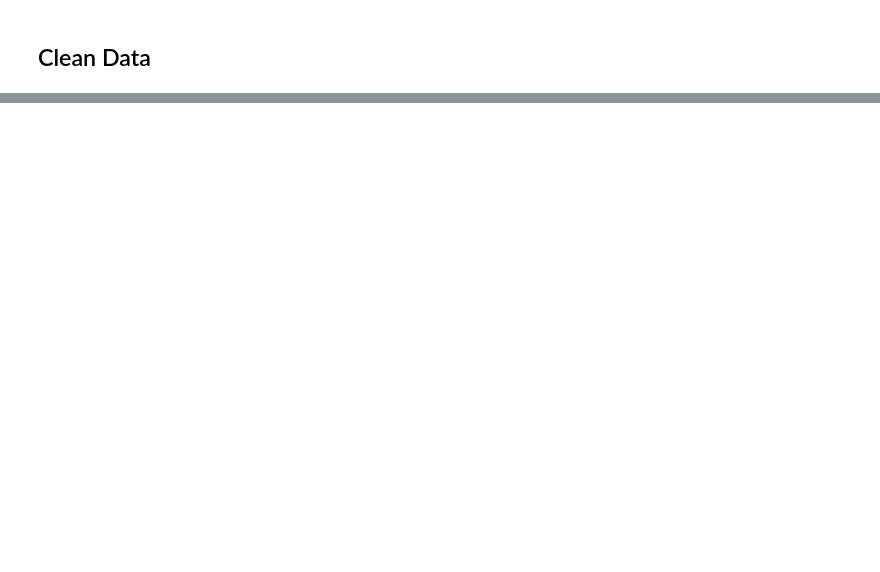
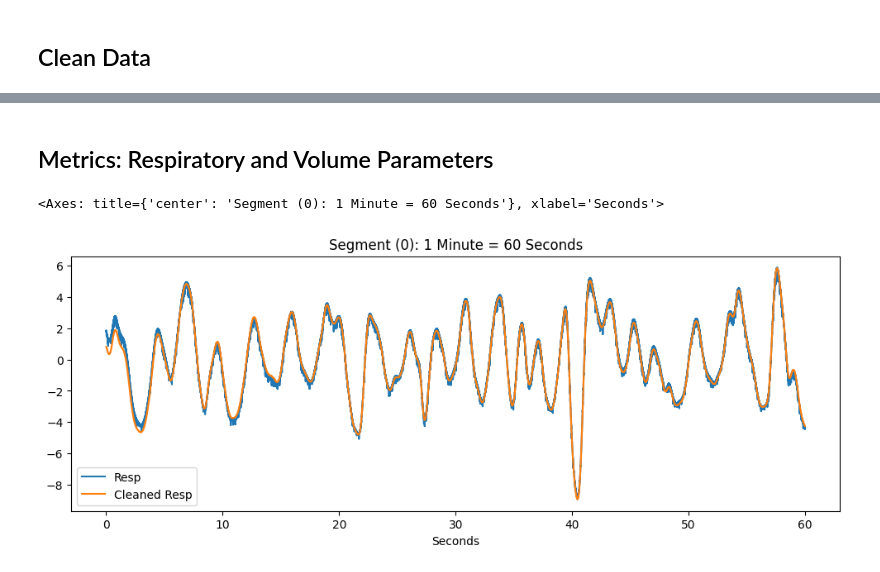
Before and after one commit to invisible-illness-project/lamina, a Jupyter notebook: notebook_experiments/ans_basics_via_wesad/respiration.ipynb, the cells around one changed output, grey strips where cells are left out. Saved outputs shown, nothing was run; the diff lists cells and outputs as text; code cells hidden in the pictures; blank space fills up the shorter version.

```diff
--- a/notebook_experiments/ans_basics_via_wesad/respiration.ipynb
+++ b/notebook_experiments/ans_basics_via_wesad/respiration.ipynb
@@ -131,0 +213,3 @@ resp_df[:30000].plot.line()
+# %%
+resp_df = pd.concat([resp_df, peak_signal], axis=1)
+resp_df
@@ -131,0 +232,7 @@ resp_df[:30000].plot.line()
+# %%
+def filt_data(df, col_name, col_value):
+    filt = (df[col_name] == col_value)
+    return df[filt]
+
+resp_peaks_df = filt_data(resp_df, 'RSP_Peaks', 1)
+resp_peaks_df
@@ -131,0 +319,4 @@ resp_df[:30000].plot.line()
+# %%
+
+segments_df, segments_groupby_df = DataProcessing.get_segments_by_duration(resp_df, 300)
+segments_df
@@ -131,0 +337,3 @@ resp_df[:30000].plot.line()
+# %%
+zero_segment_df = filt_data(segments_df, 'window_id', 0)
+zero_segment_df
@@ -131,0 +363,7 @@ resp_df[:30000].plot.line()
+# %% [markdown]
+## Metrics: Respiratory and Volume Parameters
+# %%
+zero_segment_df[filt_one_minute].plot.line(x='Seconds', y=[health_measure_name, clean_col_name], figsize=(12, 4), title=f'Segment (0): 1 Minute = {one_minute} Seconds')
+# %% [output]
+<Axes: title={'center': 'Segment (0): 1 Minute = 60 Seconds'}, xlabel='Seconds'>
+[figure, added]
```
Also changed, not shown: parts of 38 cells of this notebook.
